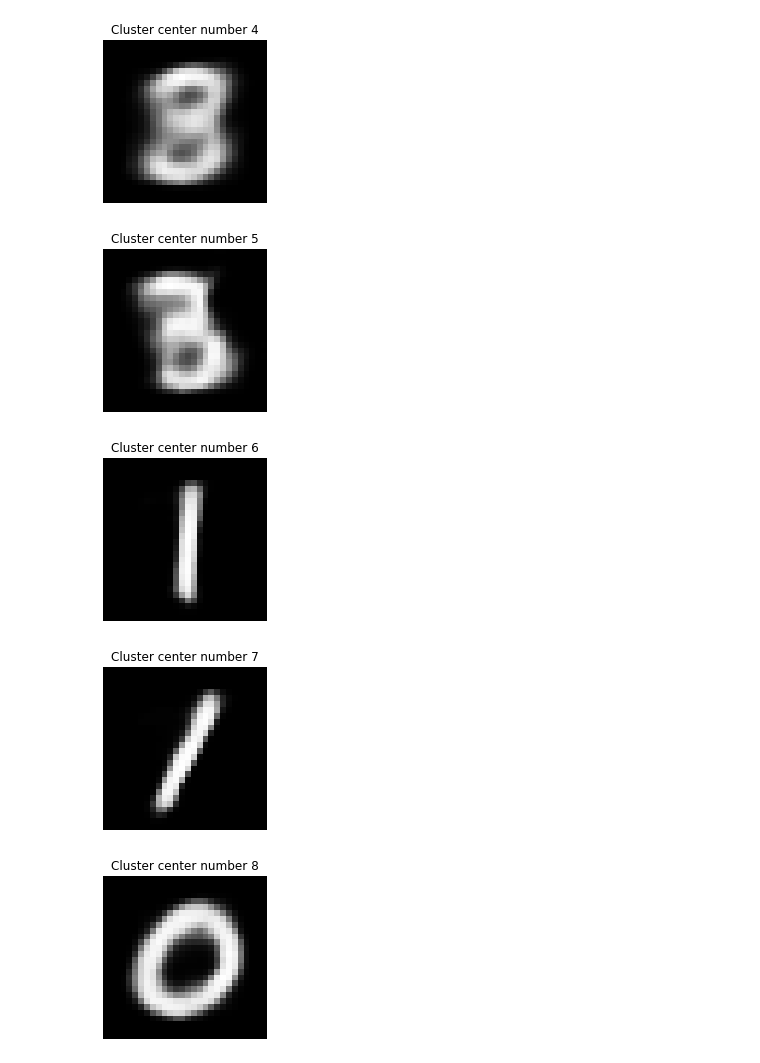
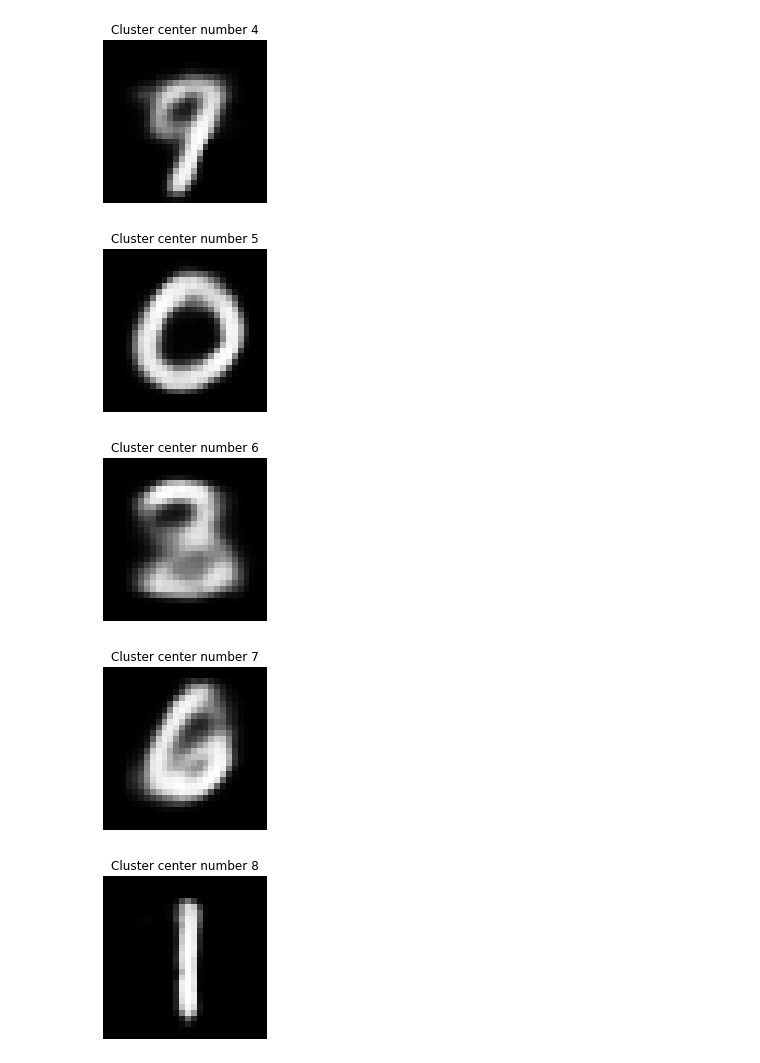
Before and after one commit to ngoecknerwald/starfish-perception-telescope, a Jupyter notebook: mnist/simple_CVAE_MNIST.ipynb, the cells around one changed output. Saved outputs shown, nothing was run; the diff lists cells and outputs as text; code cells hidden in the pictures.

```diff
--- a/mnist/simple_CVAE_MNIST.ipynb
+++ b/mnist/simple_CVAE_MNIST.ipynb
@@ -155,6 +163,6 @@ for epoch in range(1, epochs + 1):
   for test_x in test_dataset:
     loss(compute_loss(model, test_x))
   elbo = -loss.result()
-  print('Epoch: {}, Test set ELBO: {}, time elapse for current epoch: {}'
-        .format(epoch, elbo, end_time - start_time))
+  print('Epoch: {}, Test set ELBO: {} '
+        .format(epoch, elbo))
 # %% [output]
@@ -224,7 +232,7 @@ digit_size = 28
 
 from sklearn import cluster
 
-kmeans = cluster.KMeans(n_clusters=10, random_state=0).fit(means)
+kmeans = cluster.KMeans(n_clusters=9, random_state=1).fit(means)
 
 for i, center in enumerate(kmeans.cluster_centers_):
     decoded_center = model.sample(tf.convert_to_tensor([center]))
@@ -243,5 +251,5 @@ plt.show()
-[figure, old version]
+[figure, new version]
-[figure, old version]
+[figure, new version]
-[figure, old version]
+[figure, new version]
-[figure, old version]
+[figure, new version]
-[figure, old version]
+[figure, new version]
```
Also changed, not shown: parts of 8 cells of this notebook, 1 other file.
